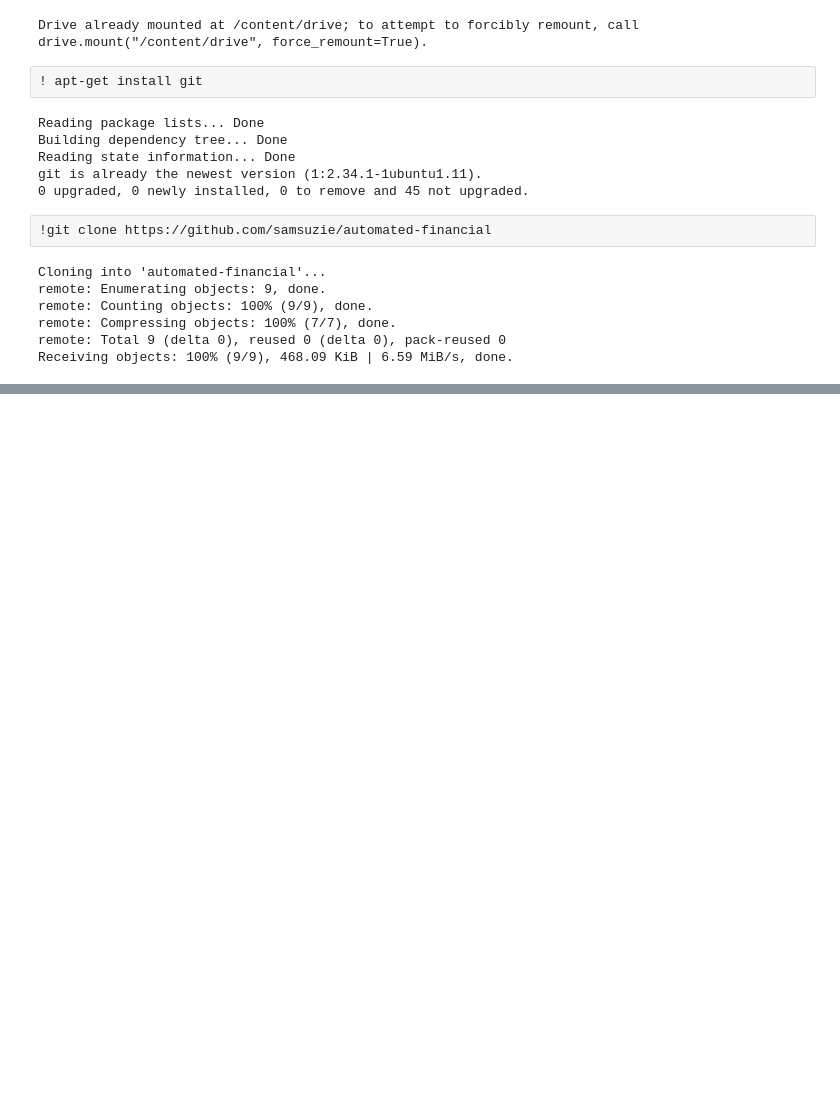
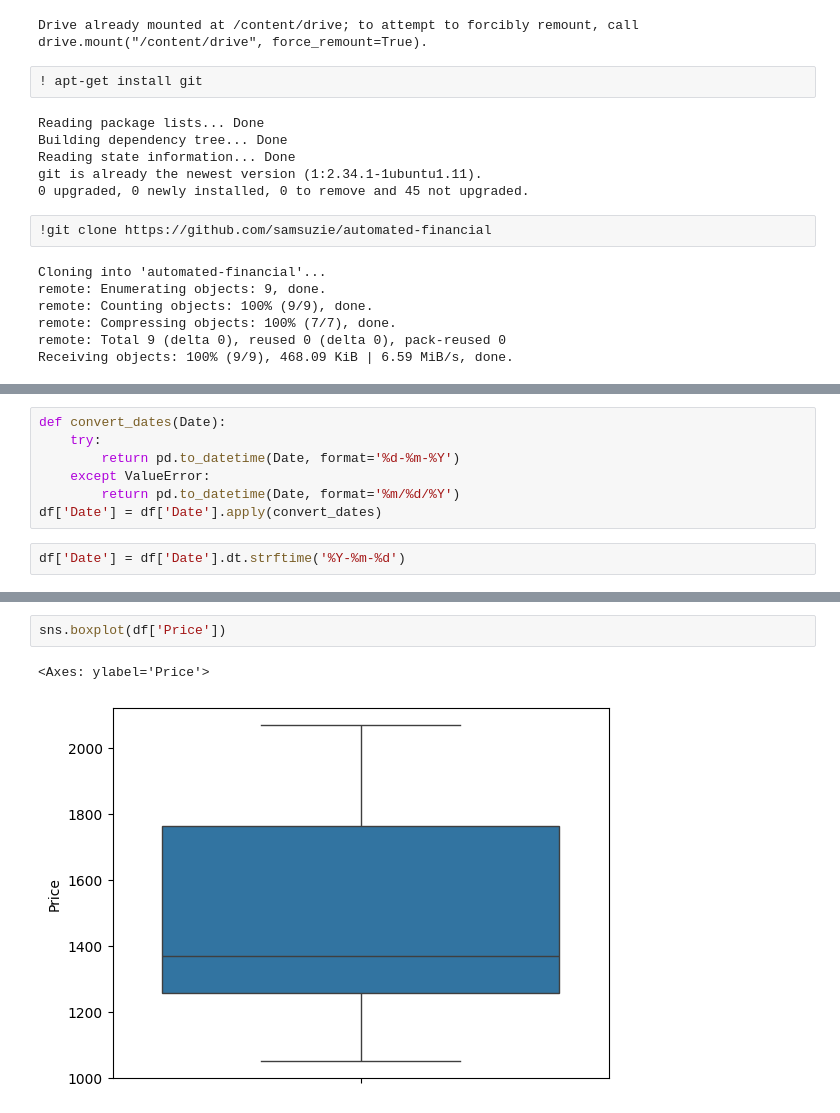
Before and after one commit to samsuzie/automated-financial, a Jupyter notebook: Future_Funds.ipynb, the cells around one changed output, grey strips where cells are left out. Drawn from its saved outputs; the diff is of its cells as text; blank space fills up the shorter version.

```diff
--- a/Future_Funds.ipynb
+++ b/Future_Funds.ipynb
@@ -24,0 +53,9 @@ Receiving objects: 100% (9/9), 468.09 KiB | 6.59 MiB/s, done.
+# %%
+def convert_dates(Date):
+    try:
+        return pd.to_datetime(Date, format='%d-%m-%Y')
+    except ValueError:
+        return pd.to_datetime(Date, format='%m/%d/%Y')
+df['Date'] = df['Date'].apply(convert_dates)
+# %%
+df['Date'] = df['Date'].dt.strftime('%Y-%m-%d')
@@ -24,0 +78,5 @@ Receiving objects: 100% (9/9), 468.09 KiB | 6.59 MiB/s, done.
+# %%
+sns.boxplot(df['Price'])
+# %% [output]
+<Axes: ylabel='Price'>
+[figure, added]
```
Also changed, not shown: parts of 14 cells of this notebook.
